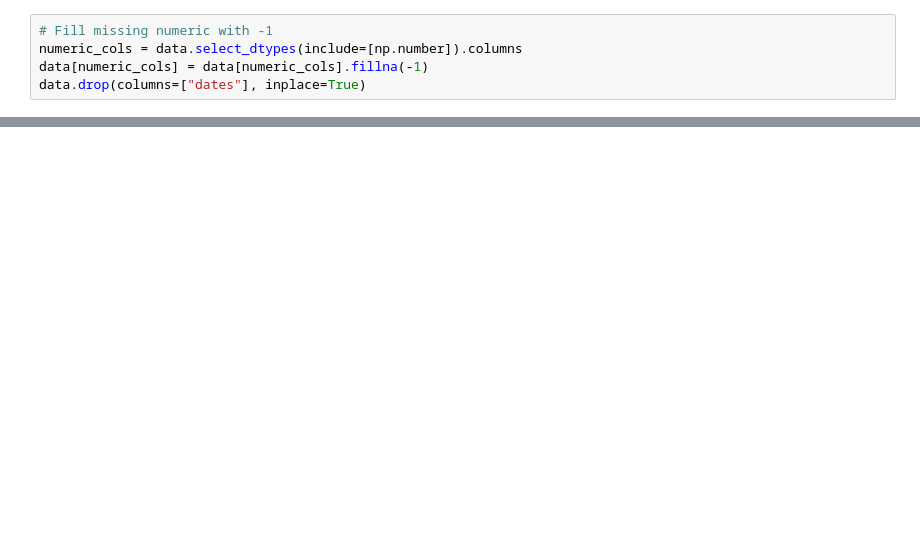
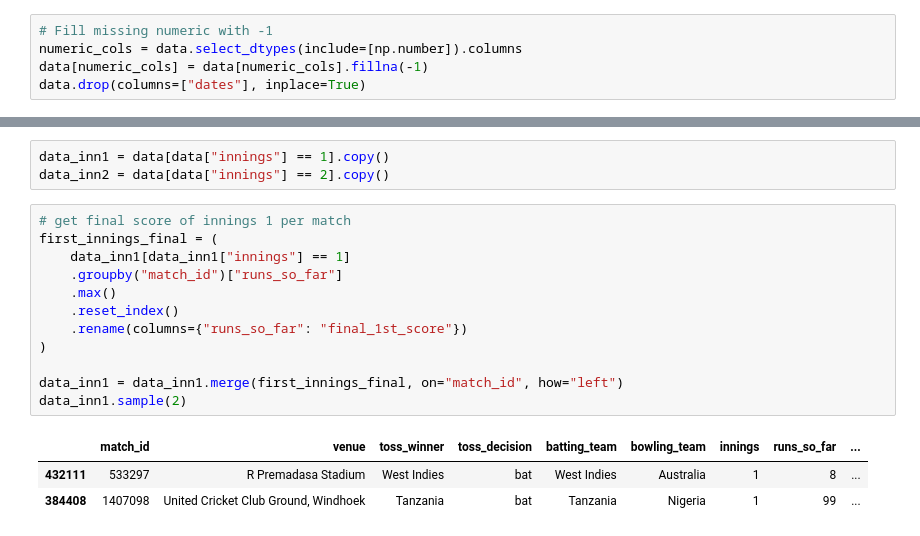
Before and after one commit to SmartyPaants/T20i-Win-Prediction, a Jupyter notebook: training.ipynb, the cells around one changed output, grey strips where cells are left out. Cells and saved outputs as stored; diff of their text form; blank space fills up the shorter version.

```diff
--- a/training.ipynb
+++ b/training.ipynb
@@ -79,0 +34,19 @@ data.sample(5)
+# %%
+data_inn1 = data[data["innings"] == 1].copy()
+data_inn2 = data[data["innings"] == 2].copy()
+# %%
+# get final score of innings 1 per match
+first_innings_final = (
+    data_inn1[data_inn1["innings"] == 1]
+    .groupby("match_id")["runs_so_far"]
+    .max()
+    .reset_index()
+    .rename(columns={"runs_so_far": "final_1st_score"})
+)
+
+data_inn1 = data_inn1.merge(first_innings_final, on="match_id", how="left")
+data_inn1.sample(2)
+# %% [output]
+|  | match_id | venue | toss_winner | toss_decision | batting_team | bowling_team | innings | runs_so_far | ... |
+| 432111 | 533297 | R Premadasa Stadium | West Indies | bat | West Indies | Australia | 1 | 8 | ... |
+| 384408 | 1407098 | United Cricket Club Ground, Windhoek | Tanzania | bat | Tanzania | Nigeria | 1 | 99 | ... |
```
Also changed, not shown: parts of 23 cells of this notebook, 5 other files.
